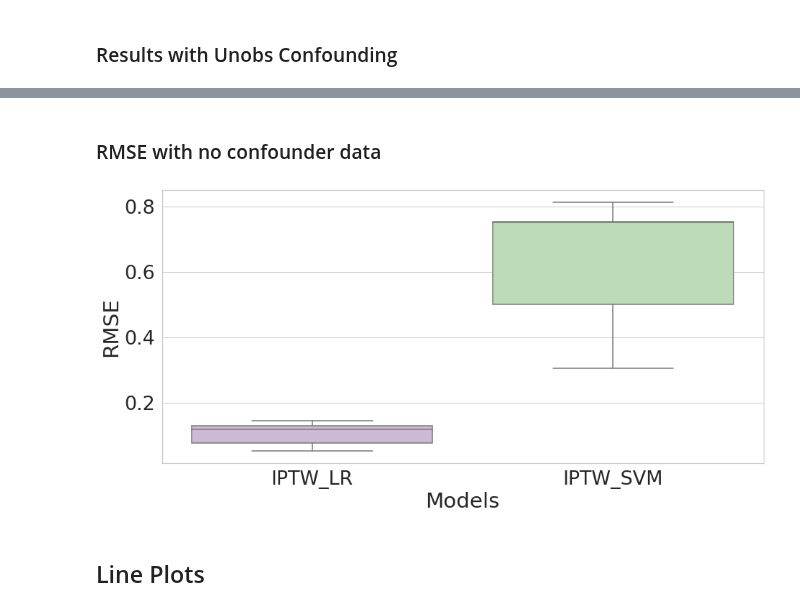
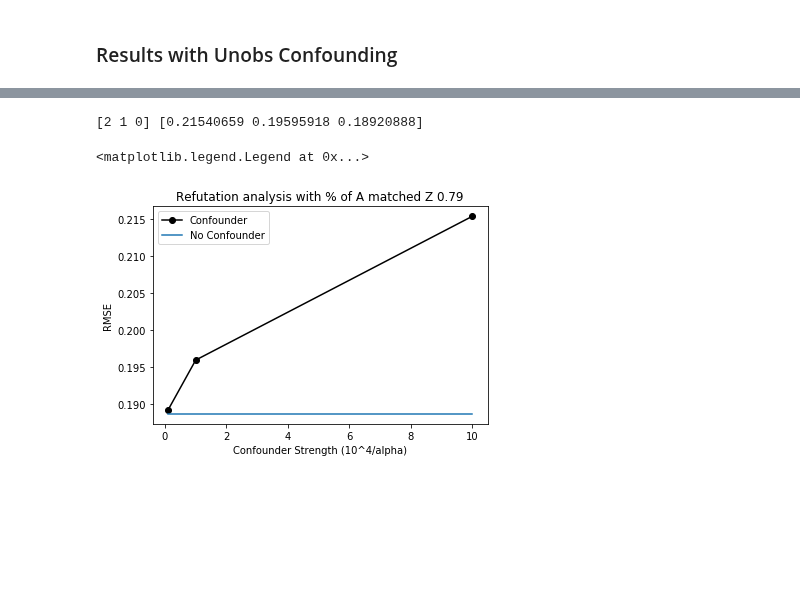
Before and after one commit to yanboxu/split-treatment-simulation, a Jupyter notebook: simulation.ipynb, the cells around one changed output, grey strips where cells are left out. Drawn from its saved outputs; the diff is of its cells as text; code cells hidden in the pictures; blank space fills up the shorter version.

```diff
--- a/simulation.ipynb
+++ b/simulation.ipynb
@@ -373,15 +302,0 @@ p_A: 0.4979, IPTW: 1.00 +/- 0.91
-# %%
-plot_df= pd.DataFrame(columns=methods)
-for idx in range(len(methods)):
-    plot_df[methods[idx]]= res[idx]
-
-sns.set(font_scale=2.45)
-sns.set_style("whitegrid")
-#sns.set(rc={"font.size":20,"axes.titlesize":20,"axes.labelsize":20},style="white")
-
-fig, ax1 = plt.subplots(figsize = [15,7])
-
-fig = sns.boxplot(data = plot_df, palette='PRGn')
-fig.set_xlabel('Models')
-fig.set_ylabel('RMSE')
-plt.savefig('images/sensitivity_analysis_synthetic.png', dpi=200)
@@ -390,32 +303,22 @@ plt.savefig('images/sensitivity_analysis_synthetic.png', dpi=200)
-# %% [markdown]
-### RMSE with no confounder data
-# %%
-plot_df= pd.DataFrame(columns=methods)
-for idx in range(len(methods)):
-    plot_df[methods[idx]]= res_refute[idx]
-
-sns.set(font_scale=2.45)
-sns.set_style("whitegrid")
-#sns.set(rc={"font.size":20,"axes.titlesize":20,"axes.labelsize":20},style="white")
-
-fig, ax1 = plt.subplots(figsize = [15,7])
-
-fig = sns.boxplot(data = plot_df, palette='PRGn')
-fig.set_xlabel('Models')
-fig.set_ylabel('RMSE')
-plt.savefig('images/sensitivity_analysis_synthetic.png', dpi=200)
-# %% [output]
-[figure, removed]
-# %% [markdown]
-## Line Plots
 # %%
-plt.plot(alpha_range[sort_indice], RMSEs_unobs[sort_indice], '-ok', label='Confounder-SVM')
-plt.plot(alpha_range[sort_indice], len(alpha_range)*RMSEs, label='No Confounder-SVM')
+A_matched_Z_unobs = np.array(A_matched_Z_unobs)
+RMSEs_unobs = np.array(RMSEs_unobs)
+
+sort_indice = np.argsort(A_matched_Z_unobs)
+sort_indice = sort_indice[::-1]
+print(sort_indice, RMSEs_unobs)
+
+plt.plot(alpha_range[sort_indice], RMSEs_unobs[sort_indice], '-ok', label='Confounder')
+plt.plot(alpha_range[sort_indice], len(alpha_range)*RMSEs, label='No Confounder')
 plt.xlabel('Confounder Strength (10^4/alpha)')
 plt.ylabel('RMSE')
 plt.title('Refutation analysis with % of A matched Z ' + str(np.round(a_matched_z,2)))
 plt.legend()
-plt.savefig('images/lr.jpg')
+#plt.savefig('images/a_52.jpg')
+# %% [output]
+[2 1 0] [0.21540659 0.19595918 0.18920888]
+<matplotlib.legend.Legend at 0x...>
+[figure, added]
 # %%
 plt.plot(alpha_range, corr_t, '-ok')
 plt.xlabel('Confounder Strength (10^4/alpha)')
```
Also changed, not shown: parts of 14 cells of this notebook.
